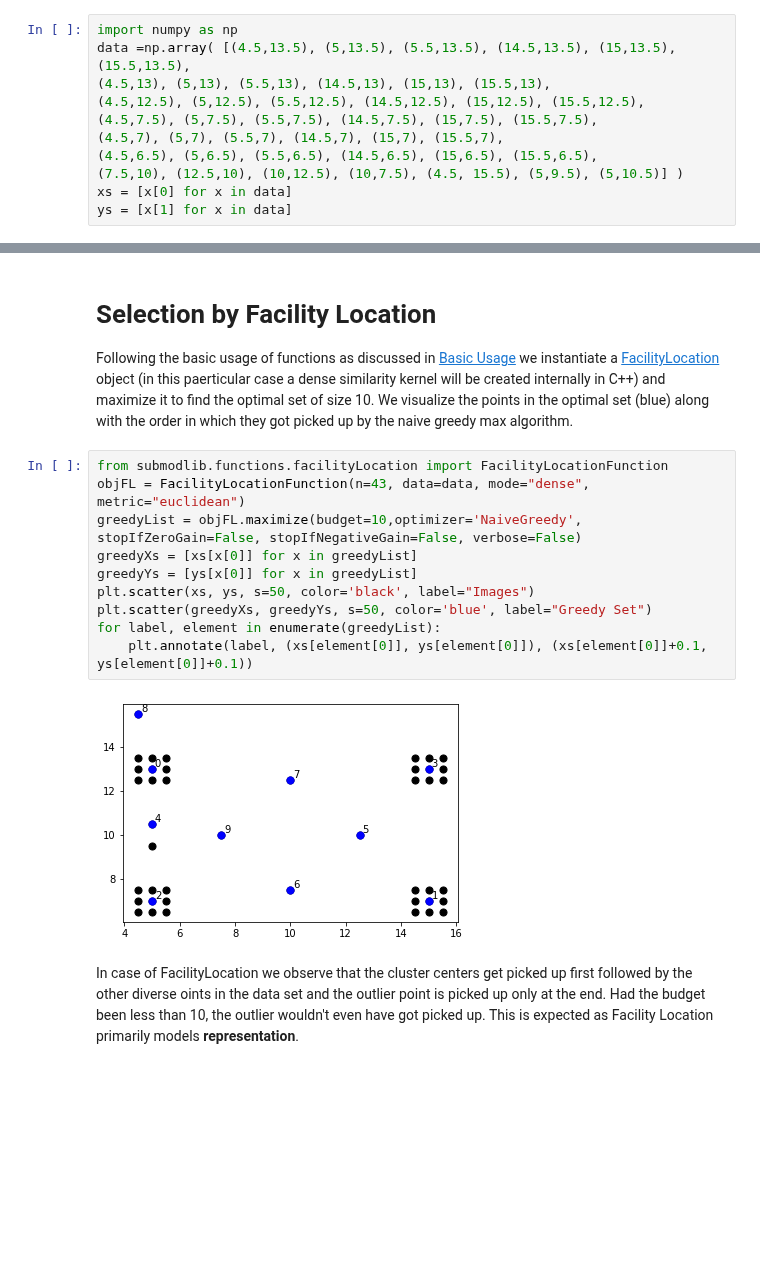
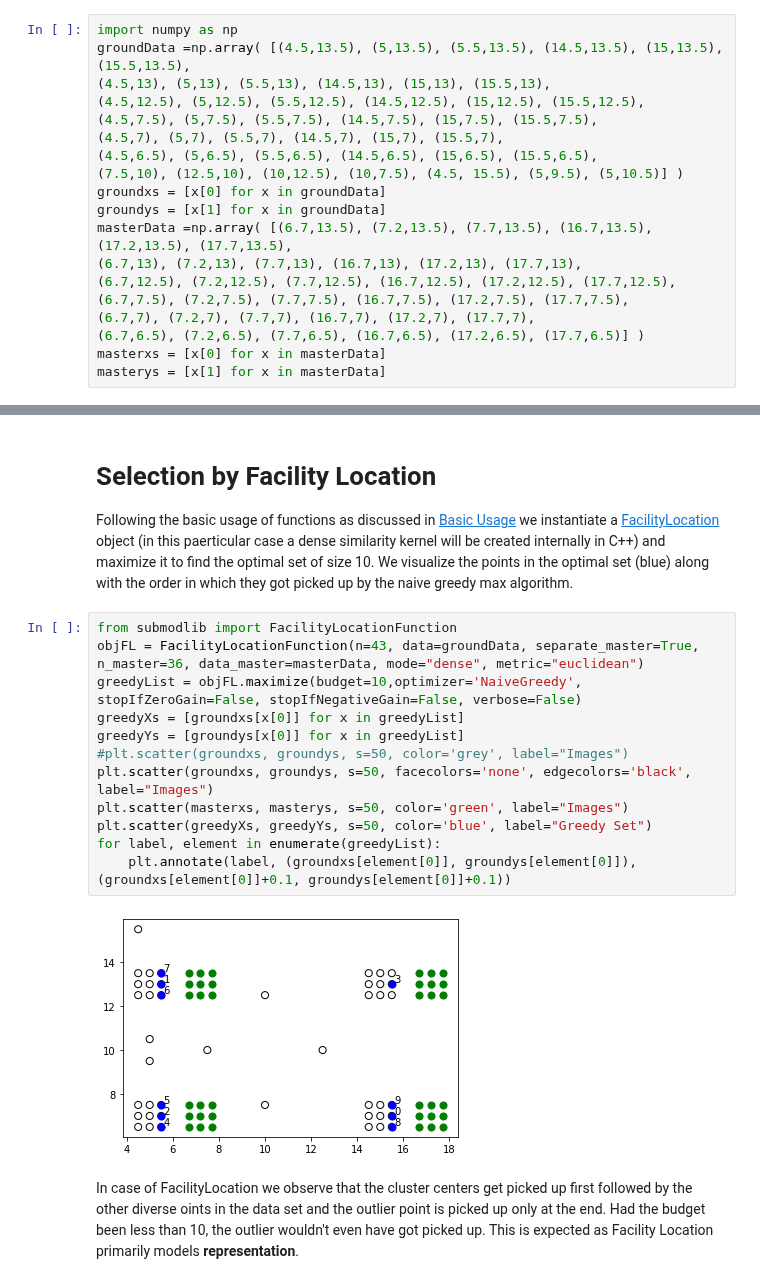
Before and after one commit to decile-team/submodlib, a Jupyter notebook: tutorials/Representational Power of Different Functions.ipynb, the cells around one changed output, grey strips where cells are left out. Drawn from its saved outputs; the diff is of its cells as text; blank space fills up the shorter version.

Commit message:
Fixed FeatureBased and added GraphCut

```diff
--- a/tutorials/Representational Power of Different Functions.ipynb
+++ b/tutorials/Representational Power of Different Functions.ipynb
@@ -4,14 +4,22 @@
 In this notebook we shall compare and contrast the modeling capabilities of different functions provided in submodlib. To carefully observe the characteristics of the optimal set obtained by the maximization of these functions, we begin by creating a controlled dataset of 43 2D points as below. Specifically we have some clusters and some outliers in this dataset.
 # %%
 import numpy as np
-data =np.array( [(4.5,13.5), (5,13.5), (5.5,13.5), (14.5,13.5), (15,13.5), (15.5,13.5),
+groundData =np.array( [(4.5,13.5), (5,13.5), (5.5,13.5), (14.5,13.5), (15,13.5), (15.5,13.5),
 (4.5,13), (5,13), (5.5,13), (14.5,13), (15,13), (15.5,13),
 (4.5,12.5), (5,12.5), (5.5,12.5), (14.5,12.5), (15,12.5), (15.5,12.5),
 (4.5,7.5), (5,7.5), (5.5,7.5), (14.5,7.5), (15,7.5), (15.5,7.5),
 (4.5,7), (5,7), (5.5,7), (14.5,7), (15,7), (15.5,7),
 (4.5,6.5), (5,6.5), (5.5,6.5), (14.5,6.5), (15,6.5), (15.5,6.5),
 (7.5,10), (12.5,10), (10,12.5), (10,7.5), (4.5, 15.5), (5,9.5), (5,10.5)] )
-xs = [x[0] for x in data]
-ys = [x[1] for x in data]
+groundxs = [x[0] for x in groundData]
+groundys = [x[1] for x in groundData]
+masterData =np.array( [(6.7,13.5), (7.2,13.5), (7.7,13.5), (16.7,13.5), (17.2,13.5), (17.7,13.5),
+(6.7,13), (7.2,13), (7.7,13), (16.7,13), (17.2,13), (17.7,13),
+(6.7,12.5), (7.2,12.5), (7.7,12.5), (16.7,12.5), (17.2,12.5), (17.7,12.5),
+(6.7,7.5), (7.2,7.5), (7.7,7.5), (16.7,7.5), (17.2,7.5), (17.7,7.5),
+(6.7,7), (7.2,7), (7.7,7), (16.7,7), (17.2,7), (17.7,7),
+(6.7,6.5), (7.2,6.5), (7.7,6.5), (16.7,6.5), (17.2,6.5), (17.7,6.5)] )
+masterxs = [x[0] for x in masterData]
+masterys = [x[1] for x in masterData]
 # %%
 import matplotlib.pyplot as plt
@@ -24,17 +34,19 @@ plt.scatter(xs, ys, s=50, color='black', label="Images")
 
 Following the basic usage of functions as discussed in [Basic Usage](Basic%20Usage.ipynb) we instantiate a [FacilityLocation](https://submodlib.readthedocs.io/en/latest/functions/facilityLocation.html) object (in this paerticular case a dense similarity kernel will be created internally in C++) and maximize it to find the optimal set of size 10. We visualize the points in the optimal set (blue) along with the order in which they got picked up by the naive greedy max algorithm.
 # %%
-from submodlib.functions.facilityLocation import FacilityLocationFunction
-objFL = FacilityLocationFunction(n=43, data=data, mode="dense", metric="euclidean")
+from submodlib import FacilityLocationFunction
+objFL = FacilityLocationFunction(n=43, data=groundData, separate_master=True, n_master=36, data_master=masterData, mode="dense", metric="euclidean")
 greedyList = objFL.maximize(budget=10,optimizer='NaiveGreedy', stopIfZeroGain=False, stopIfNegativeGain=False, verbose=False)
-greedyXs = [xs[x[0]] for x in greedyList]
-greedyYs = [ys[x[0]] for x in greedyList]
-plt.scatter(xs, ys, s=50, color='black', label="Images")
+greedyXs = [groundxs[x[0]] for x in greedyList]
+greedyYs = [groundys[x[0]] for x in greedyList]
+#plt.scatter(groundxs, groundys, s=50, color='grey', label="Images")
+plt.scatter(groundxs, groundys, s=50, facecolors='none', edgecolors='black', label="Images")
+plt.scatter(masterxs, masterys, s=50, color='green', label="Images")
 plt.scatter(greedyXs, greedyYs, s=50, color='blue', label="Greedy Set")
 for label, element in enumerate(greedyList):
-    plt.annotate(label, (xs[element[0]], ys[element[0]]), (xs[element[0]]+0.1, ys[element[0]]+0.1))
+    plt.annotate(label, (groundxs[element[0]], groundys[element[0]]), (groundxs[element[0]]+0.1, groundys[element[0]]+0.1))
 # %% [output]
-[figure, old version]
+[figure, new version]
 # %% [markdown]
 In case of FacilityLocation we observe that the cluster centers get picked up first followed by the other diverse oints in the data set and the outlier point is picked up only at the end. Had the budget been less than 10, the outlier wouldn't even have got picked up. This is expected as Facility Location primarily models **representation**.
 # %% [markdown]
```
Also changed, not shown: parts of 4 cells of this notebook, 39 other files.
